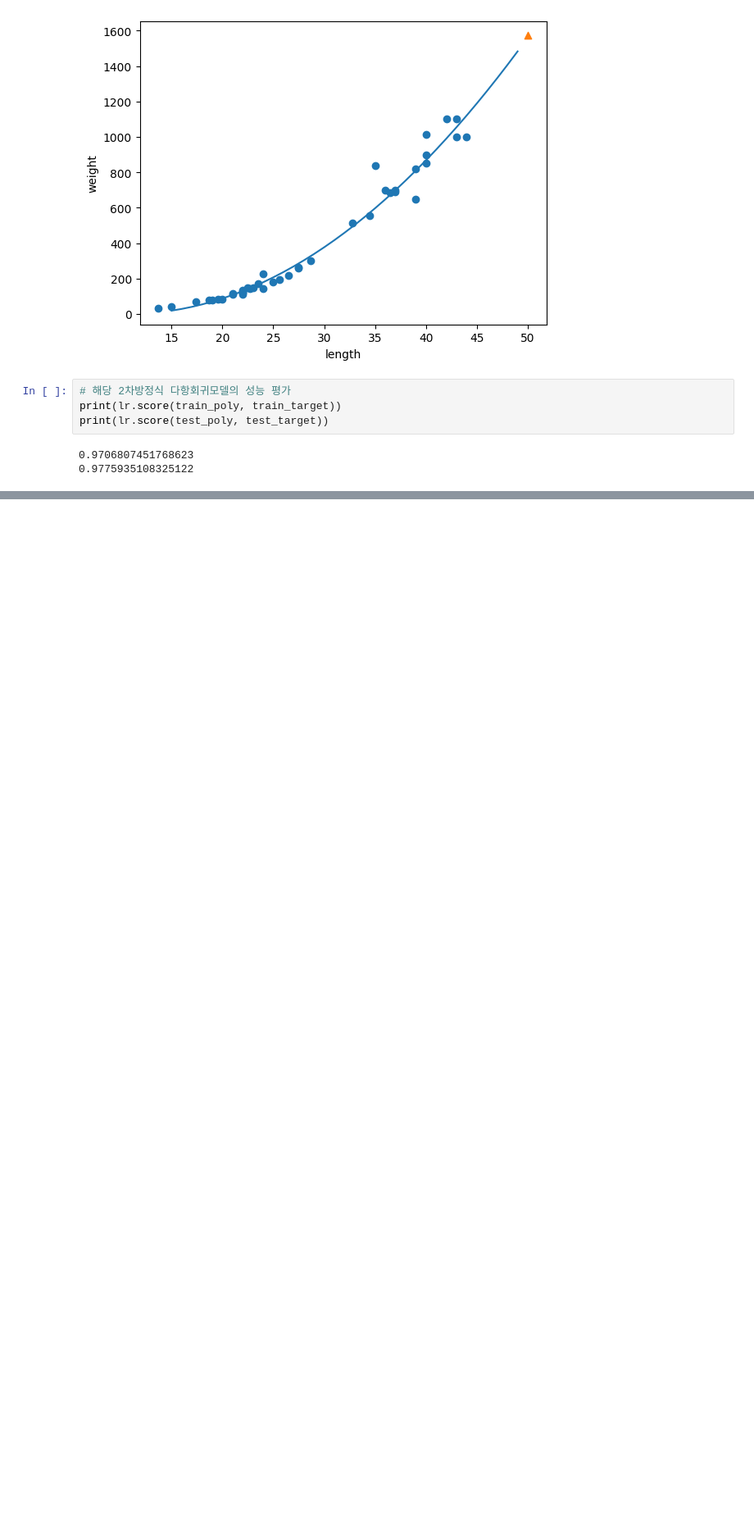
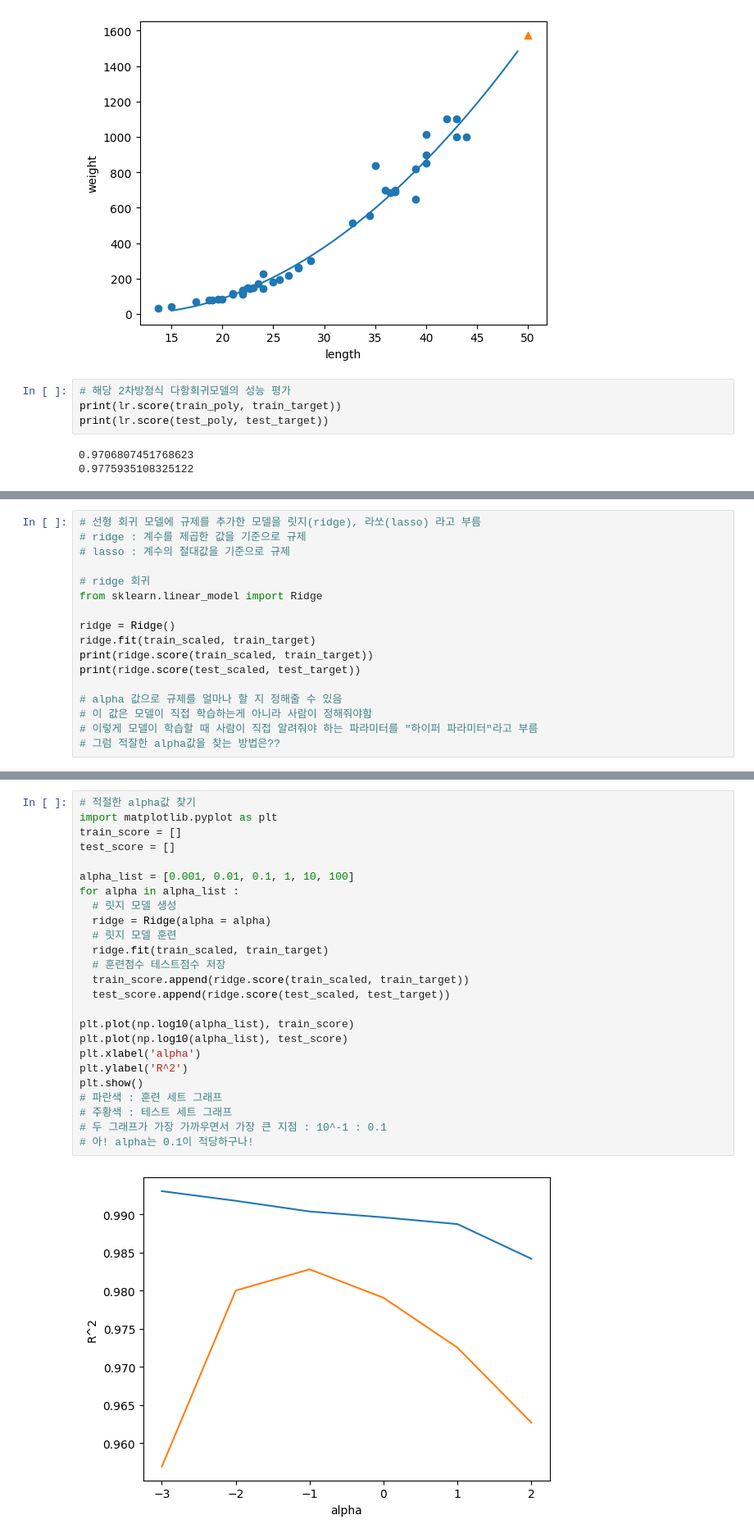
Before and after one commit to mapzine123/machine-running, a Jupyter notebook: 선형_회귀.ipynb, the cells around one changed output, grey strips where cells are left out. Shown: that part at 82% size. Drawn from its saved outputs; the diff is of its cells as text; blank space fills up the shorter version.

```diff
--- a/선형_회귀.ipynb
+++ b/선형_회귀.ipynb
@@ -145,0 +246,17 @@ print(lr.score(test_poly, test_target))
+# %%
+# 선형 회귀 모델에 규제를 추가한 모델을 릿지(ridge), 라쏘(lasso) 라고 부름
+# ridge : 계수를 제곱한 값을 기준으로 규제
+# lasso : 계수의 절대값을 기준으로 규제
+
+# ridge 회귀
+from sklearn.linear_model import Ridge
+
+ridge = Ridge()
+ridge.fit(train_scaled, train_target)
+print(ridge.score(train_scaled, train_target))
+print(ridge.score(test_scaled, test_target))
+
+# alpha 값으로 규제를 얼마나 할 지 정해줄 수 있음
+# 이 값은 모델이 직접 학습하는게 아니라 사람이 정해줘야함
+# 이렇게 모델이 학습할 때 사람이 직접 알려줘야 하는 파라미터를 "하이퍼 파라미터"라고 부름
+# 그럼 적잘한 alpha값을 찾는 방법은??
@@ -145,0 +266,27 @@ print(lr.score(test_poly, test_target))
+# %%
+# 적절한 alpha값 찾기
+import matplotlib.pyplot as plt
+train_score = []
+test_score = []
+
+alpha_list = [0.001, 0.01, 0.1, 1, 10, 100]
+for alpha in alpha_list :
+  # 릿지 모델 생성
+  ridge = Ridge(alpha = alpha)
+  # 릿지 모델 훈련
+  ridge.fit(train_scaled, train_target)
+  # 훈련점수 테스트점수 저장
+  train_score.append(ridge.score(train_scaled, train_target))
+  test_score.append(ridge.score(test_scaled, test_target))
+
+plt.plot(np.log10(alpha_list), train_score)
+plt.plot(np.log10(alpha_list), test_score)
+plt.xlabel('alpha')
+plt.ylabel('R^2')
+plt.show()
+# 파란색 : 훈련 세트 그래프
+# 주황색 : 테스트 세트 그래프
+# 두 그래프가 가장 가까우면서 가장 큰 지점 : 10^-1 : 0.1
+# 아! alpha는 0.1이 적당하구나!
+# %% [output]
+[figure, added]
```
Also changed, not shown: parts of 14 cells of this notebook.
